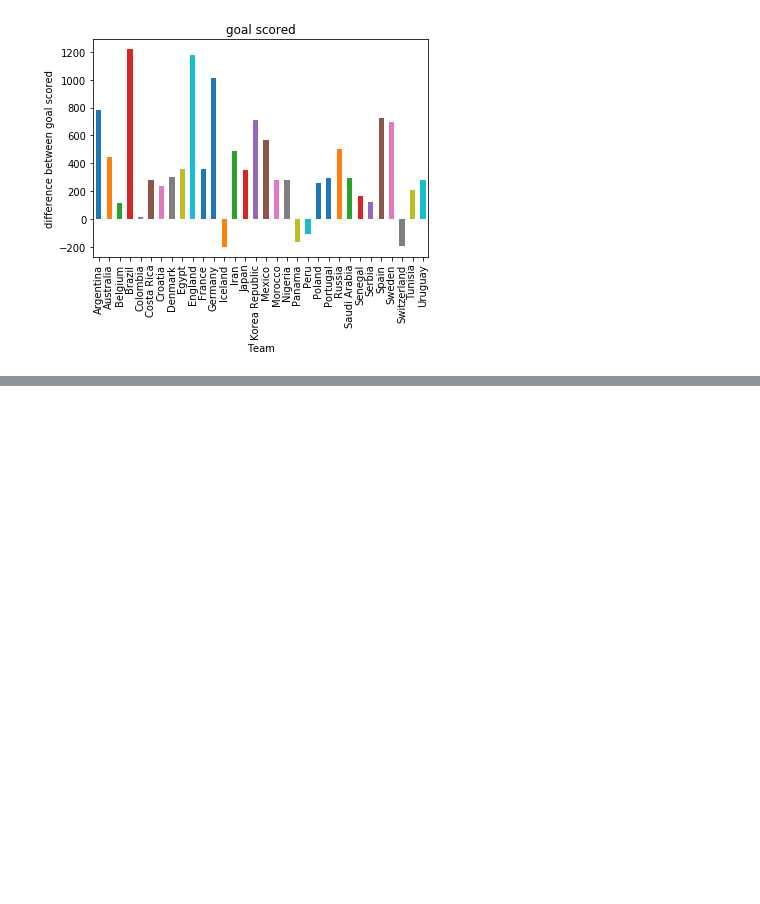
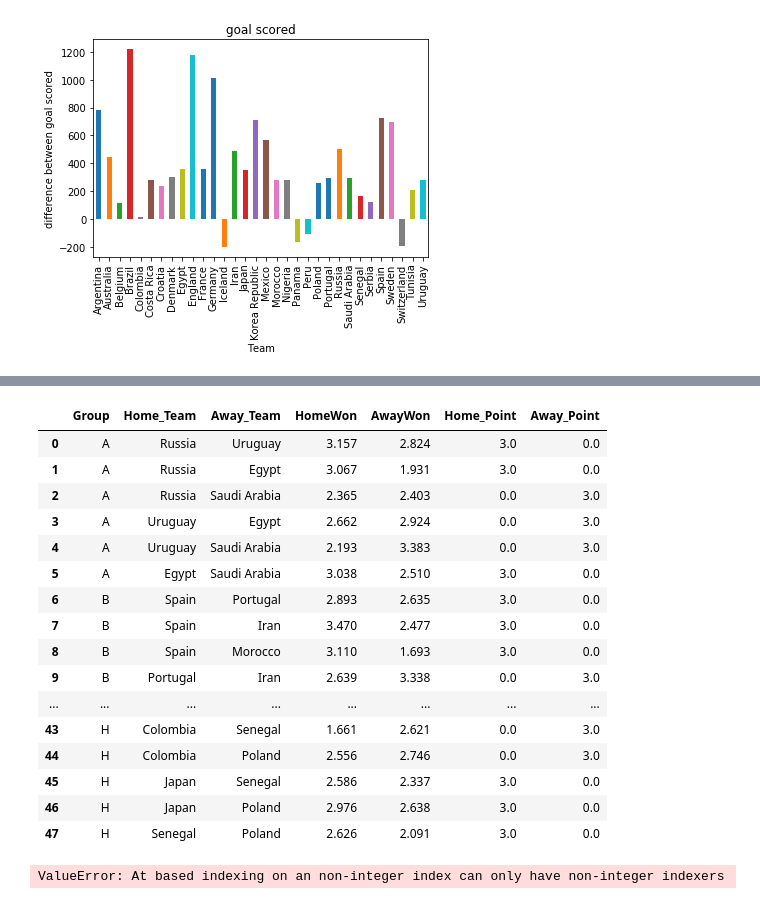
Before and after one commit to sunilsainiK/predict, a Jupyter notebook: Football Testing.ipynb, the cells around one changed output, grey strips where cells are left out. Drawn from its saved outputs; the diff is of its cells as text; code cells hidden in the pictures; blank space fills up the shorter version.

```diff
--- a/Football Testing.ipynb
+++ b/Football Testing.ipynb
@@ -164,13 +164,13 @@ df['difference'] = df['goal_scored']-df['goal_conceded']
 # %%
 i=0
 K=0
+j=0
 global Team1
-
+global Team2
+Team1 = pd.DataFrame(columns=['Group'])
 for K in range(0,len(df.Group)-1):
     i=K+1
-
     while ((df.Group[K])==(df.Group[i])):
-
         model = pm.Model();
         with model:
             GoalScoredTeam1 = pm.Poisson("GoalScoredTeam1",df.goal_scored[K]/df.No_of_matches[K])
@@ -180,16 +180,13 @@ for K in range(0,len(df.Group)-1):
             Team1Win = pm.Poisson("Team1Win",GoalScoredTeam1+GoalConcededTeam2)
             Team2Win = pm.Poisson("Team2Win",GoalScoredTeam2+GoalConcededTeam1)
             trace= pm.sample(1000,tune=500,progressbar=True)
-            Team1 = pd.DataFrame({
-            "Won":trace['Team1Win'][1000:],
-            "Lost":trace['Team2Win'][1000:],
-
-            })
-            Won = Team1.Won.mean()
-            Lost = Team1.Lost.mean()
-            Gpr = pd.DataFrame({'TeamA':Won[K],
-                                'TeamB':Lost[K]})
+            Team1.at[j,'Group']=df.Group[K]
+            Team1.at[j,'Home_Team']=df.Team[K]
+            Team1.at[j,'Away_Team']=df.Team[i]
+            Team1.at[j,'HomeWon']=trace['Team1Win'].mean()
+            Team1.at[j,'AwayWon']=trace['Team2Win'].mean()
             i+=1
+            j+=1
             if(i==len(df.Group)):
                 i=k+1
 # %% [output]
@@ -202,0 +230,58 @@ TypeError: 'float' object is not subscriptable
+# %%
+i=0
+for i in range(0,len(Team1)):
+    if (Team1.HomeWon[i]>Team1.AwayWon[i]):
+        Team1.at[i,'Home_Point']=3
+        Team1.at[i,'Away_Point']=0
+    if(Team1.HomeWon[i]<Team1.AwayWon[i]):
+        Team1.at[i,'Away_Point']=3
+        Team1.at[i,'Home_Point']=0
+    if(Team1.HomeWon[i]==Team1.AwayWon[i]):
+        Team1.at[i,'Away_Point']=1
+        Team1.at[i,'Home_Point']=1
+
+
+
+Team1
+# %% [output]
+|  | Group | Home_Team | Away_Team | HomeWon | AwayWon | Home_Point | Away_Point |
+| 0 | A | Russia | Uruguay | 3.157 | 2.824 | 3.0 | 0.0 |
+| 1 | A | Russia | Egypt | 3.067 | 1.931 | 3.0 | 0.0 |
+| 2 | A | Russia | Saudi Arabia | 2.365 | 2.403 | 0.0 | 3.0 |
+| 3 | A | Uruguay | Egypt | 2.662 | 2.924 | 0.0 | 3.0 |
+| 4 | A | Uruguay | Saudi Arabia | 2.193 | 3.383 | 0.0 | 3.0 |
+| 5 | A | Egypt | Saudi Arabia | 3.038 | 2.510 | 3.0 | 0.0 |
+| 6 | B | Spain | Portugal | 2.893 | 2.635 | 3.0 | 0.0 |
+| 7 | B | Spain | Iran | 3.470 | 2.477 | 3.0 | 0.0 |
+| 8 | B | Spain | Morocco | 3.110 | 1.693 | 3.0 | 0.0 |
+| 9 | B | Portugal | Iran | 2.639 | 3.338 | 0.0 | 3.0 |
+| ... | ... | ... | ... | ... | ... | ... | ... |
+| 43 | H | Colombia | Senegal | 1.661 | 2.621 | 0.0 | 3.0 |
+| 44 | H | Colombia | Poland | 2.556 | 2.746 | 0.0 | 3.0 |
+| 45 | H | Japan | Senegal | 2.586 | 2.337 | 3.0 | 0.0 |
+| 46 | H | Japan | Poland | 2.976 | 2.638 | 3.0 | 0.0 |
+| 47 | H | Senegal | Poland | 2.626 | 2.091 | 3.0 | 0.0 |
+# %%
+i=0
+j=0
+points=0
+PreQtr = pd.DataFrame(columns=['Group'])
+
+for i in range(0,len(df.Team)):
+    for j in range(0,len(Team1)):
+
+        if (Team1.Home_Team[j]==df.Team[i]):
+            #points+=Team1.Home_Point[j]
+            PreQtr.at[i,'points']+=Team1.Home_Point[j]
+        if (Team1.Away_Team[j]==df.Team[i]):
+            points+=Team1.Away_Point[j]
+            PreQtr.at[i,'points']+=points
+        if not (Team1.Home_Team[j]==df.Team[i]):
+            if not (Team1.Away_Team[j]==df.Team[i]):
+                points=0
+
+
+
+df
+# %% [output]
+ValueError: At based indexing on an non-integer index can only have non-integer indexers
```
Also changed, not shown: parts of 2 cells of this notebook.
